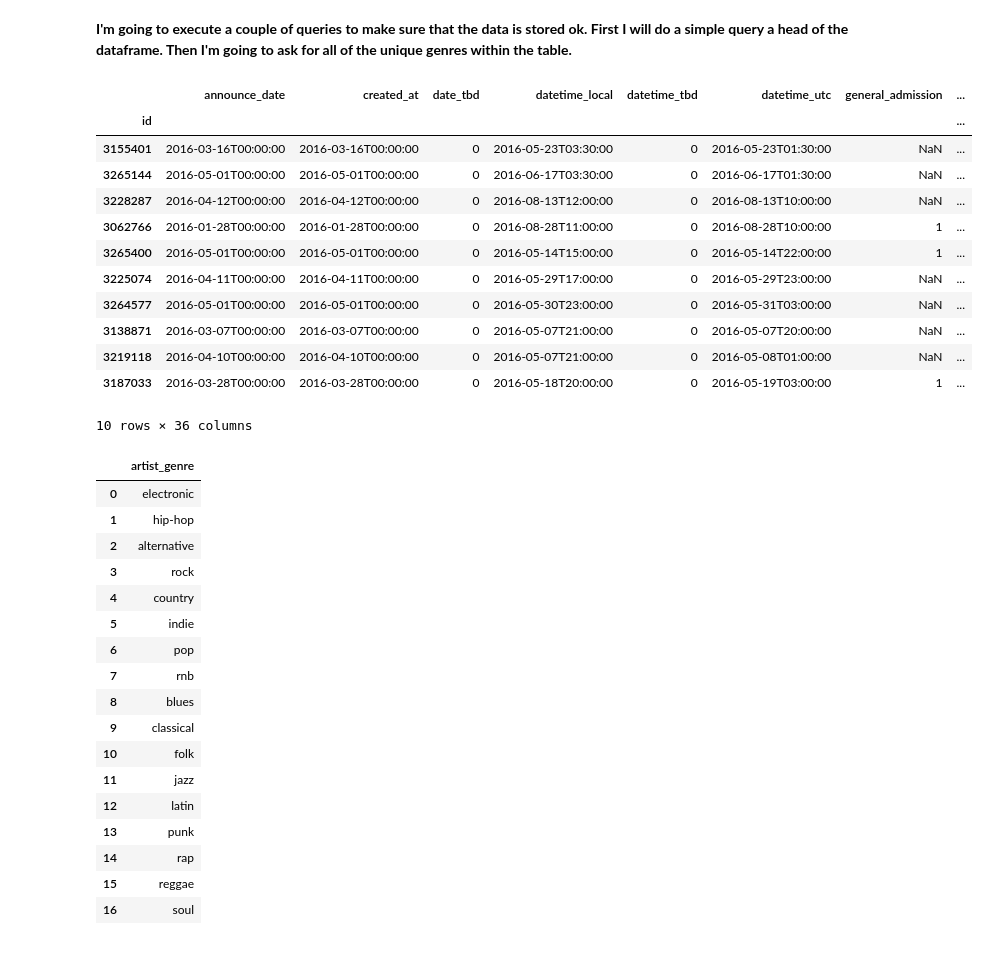
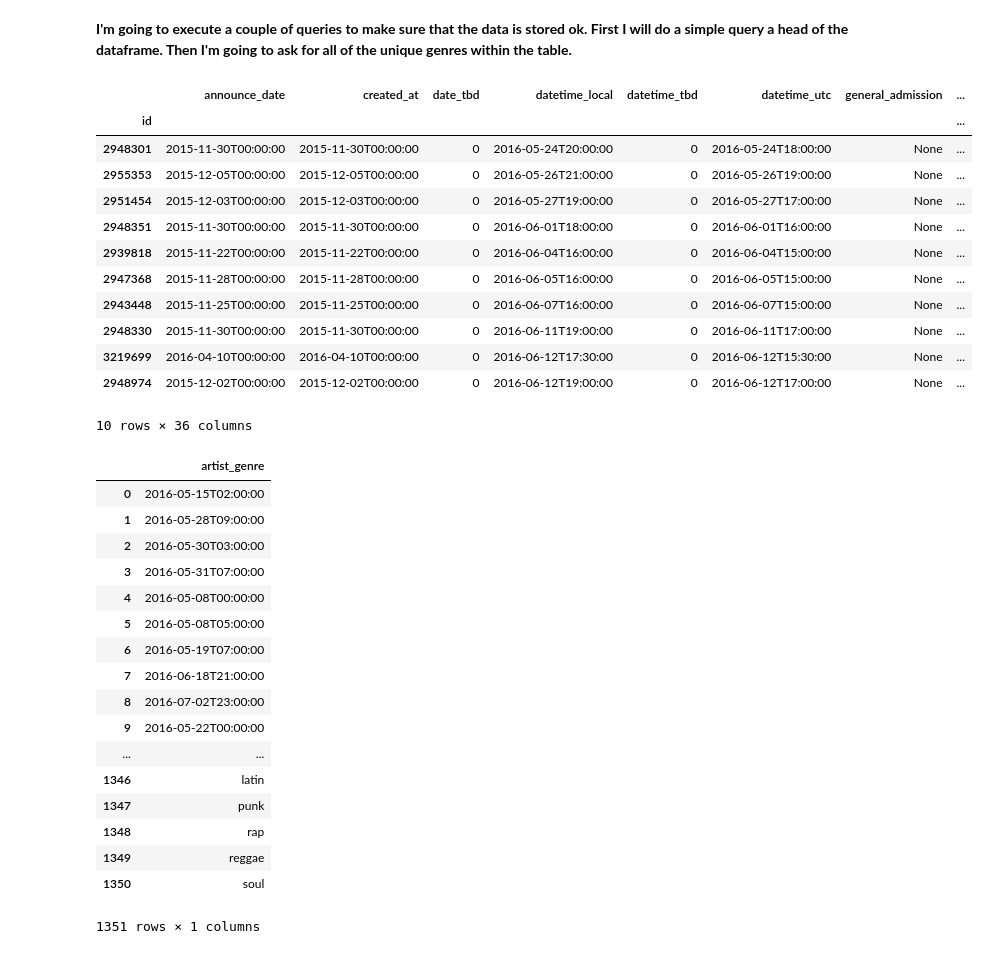
Before and after one commit to alexhubbard89/ticket_touting, a Jupyter notebook: collect_all_seetgeek_data_and_warehouse_it.ipynb, the cells around one changed output. Saved outputs shown, nothing was run; the diff lists cells and outputs as text; code cells hidden in the pictures.

```diff
--- a/collect_all_seetgeek_data_and_warehouse_it.ipynb
+++ b/collect_all_seetgeek_data_and_warehouse_it.ipynb
@@ -438,37 +435,37 @@ Making the de-duplicated database!
 # %%
 con = sqlite3.connect('ticket_touting.db')
 cur = con.cursor()
-query = "SELECT * FROM all_concert_data limit 10"
+query = "SELECT * FROM all_concert_data_seetgeek limit 10"
 cur.execute(query)
 
 column_names = ['id', 'announce_date', 'created_at', 'date_tbd', 'datetime_local', 'datetime_tbd',
                 'datetime_utc', 'general_admission', 'score','short_title','stats.average_price',
                  'stats.highest_price','stats.listing_count','stats.lowest_price',
                 'stats.lowest_price_good_deals','time_tbd','title','type','url','venue.address',
                 'venue.city','venue.country','venue.display_location','venue.extended_address',
                 'venue.id','venue.location.lat','venue.location.lon','venue.name',
                 'venue.postal_code','venue.score','venue.slug', 'venue.state',
                 'venue.timezone','visible_until_utc','artist_name','artist_id','artist_genre']
 
 pd.DataFrame(cur.fetchall(), columns=column_names).set_index('id')
 # %% [output]
 |  | announce_date | created_at | date_tbd | datetime_local | datetime_tbd | datetime_utc | general_admission | ... |
 | id |  |  |  |  |  |  |  | ... |
-| 3155401 | 2016-03-16T00:00:00 | 2016-03-16T00:00:00 | 0 | 2016-05-23T03:30:00 | 0 | 2016-05-23T01:30:00 | NaN | ... |
-| 3265144 | 2016-05-01T00:00:00 | 2016-05-01T00:00:00 | 0 | 2016-06-17T03:30:00 | 0 | 2016-06-17T01:30:00 | NaN | ... |
-| 3228287 | 2016-04-12T00:00:00 | 2016-04-12T00:00:00 | 0 | 2016-08-13T12:00:00 | 0 | 2016-08-13T10:00:00 | NaN | ... |
-| 3062766 | 2016-01-28T00:00:00 | 2016-01-28T00:00:00 | 0 | 2016-08-28T11:00:00 | 0 | 2016-08-28T10:00:00 | 1 | ... |
-| 3265400 | 2016-05-01T00:00:00 | 2016-05-01T00:00:00 | 0 | 2016-05-14T15:00:00 | 0 | 2016-05-14T22:00:00 | 1 | ... |
-| 3225074 | 2016-04-11T00:00:00 | 2016-04-11T00:00:00 | 0 | 2016-05-29T17:00:00 | 0 | 2016-05-29T23:00:00 | NaN | ... |
-| 3264577 | 2016-05-01T00:00:00 | 2016-05-01T00:00:00 | 0 | 2016-05-30T23:00:00 | 0 | 2016-05-31T03:00:00 | NaN | ... |
-| 3138871 | 2016-03-07T00:00:00 | 2016-03-07T00:00:00 | 0 | 2016-05-07T21:00:00 | 0 | 2016-05-07T20:00:00 | NaN | ... |
-| 3219118 | 2016-04-10T00:00:00 | 2016-04-10T00:00:00 | 0 | 2016-05-07T21:00:00 | 0 | 2016-05-08T01:00:00 | NaN | ... |
-| 3187033 | 2016-03-28T00:00:00 | 2016-03-28T00:00:00 | 0 | 2016-05-18T20:00:00 | 0 | 2016-05-19T03:00:00 | 1 | ... |
+| 2948301 | 2015-11-30T00:00:00 | 2015-11-30T00:00:00 | 0 | 2016-05-24T20:00:00 | 0 | 2016-05-24T18:00:00 | None | ... |
+| 2955353 | 2015-12-05T00:00:00 | 2015-12-05T00:00:00 | 0 | 2016-05-26T21:00:00 | 0 | 2016-05-26T19:00:00 | None | ... |
+| 2951454 | 2015-12-03T00:00:00 | 2015-12-03T00:00:00 | 0 | 2016-05-27T19:00:00 | 0 | 2016-05-27T17:00:00 | None | ... |
+| 2948351 | 2015-11-30T00:00:00 | 2015-11-30T00:00:00 | 0 | 2016-06-01T18:00:00 | 0 | 2016-06-01T16:00:00 | None | ... |
+| 2939818 | 2015-11-22T00:00:00 | 2015-11-22T00:00:00 | 0 | 2016-06-04T16:00:00 | 0 | 2016-06-04T15:00:00 | None | ... |
+| 2947368 | 2015-11-28T00:00:00 | 2015-11-28T00:00:00 | 0 | 2016-06-05T16:00:00 | 0 | 2016-06-05T15:00:00 | None | ... |
+| 2943448 | 2015-11-25T00:00:00 | 2015-11-25T00:00:00 | 0 | 2016-06-07T16:00:00 | 0 | 2016-06-07T15:00:00 | None | ... |
+| 2948330 | 2015-11-30T00:00:00 | 2015-11-30T00:00:00 | 0 | 2016-06-11T19:00:00 | 0 | 2016-06-11T17:00:00 | None | ... |
+| 3219699 | 2016-04-10T00:00:00 | 2016-04-10T00:00:00 | 0 | 2016-06-12T17:30:00 | 0 | 2016-06-12T15:30:00 | None | ... |
+| 2948974 | 2015-12-02T00:00:00 | 2015-12-02T00:00:00 | 0 | 2016-06-12T19:00:00 | 0 | 2016-06-12T17:00:00 | None | ... |
 10 rows × 36 columns
 # %%
 con = sqlite3.connect('ticket_touting.db')
 cur = con.cursor()
-query = "SELECT DISTINCT artist_genre FROM all_concert_data"
+query = "SELECT DISTINCT artist_genre FROM all_concert_data_seetgeek"
 cur.execute(query)
 
 column_names = ['artist_genre']
@@ -476,20 +473,20 @@ column_names = ['artist_genre']
 pd.DataFrame(cur.fetchall(), columns=column_names)
 # %% [output]
 |  | artist_genre |
-| 0 | electronic |
-| 1 | hip-hop |
-| 2 | alternative |
-| 3 | rock |
-| 4 | country |
-| 5 | indie |
-| 6 | pop |
-| 7 | rnb |
-| 8 | blues |
-| 9 | classical |
-| 10 | folk |
-| 11 | jazz |
-| 12 | latin |
-| 13 | punk |
-| 14 | rap |
-| 15 | reggae |
-| 16 | soul |
+| 0 | 2016-05-15T02:00:00 |
+| 1 | 2016-05-28T09:00:00 |
+| 2 | 2016-05-30T03:00:00 |
+| 3 | 2016-05-31T07:00:00 |
+| 4 | 2016-05-08T00:00:00 |
+| 5 | 2016-05-08T05:00:00 |
+| 6 | 2016-05-19T07:00:00 |
+| 7 | 2016-06-18T21:00:00 |
+| 8 | 2016-07-02T23:00:00 |
+| 9 | 2016-05-22T00:00:00 |
+| ... | ... |
+| 1346 | latin |
+| 1347 | punk |
+| 1348 | rap |
+| 1349 | reggae |
+| 1350 | soul |
+1351 rows × 1 columns
```
Also changed, not shown: parts of 10 cells of this notebook.
